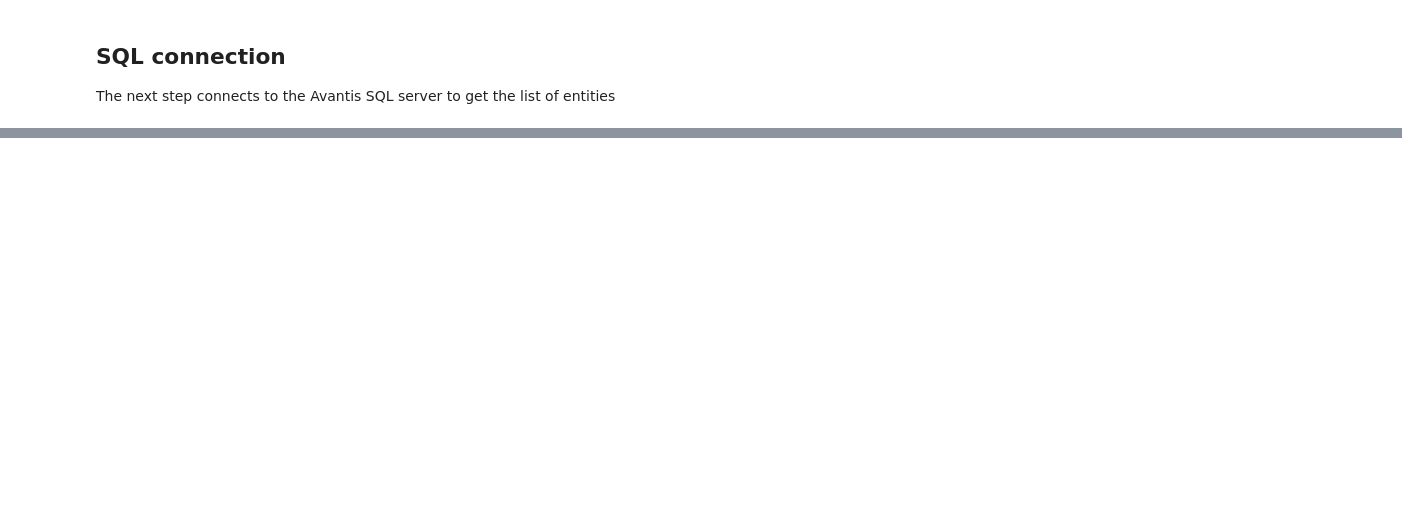
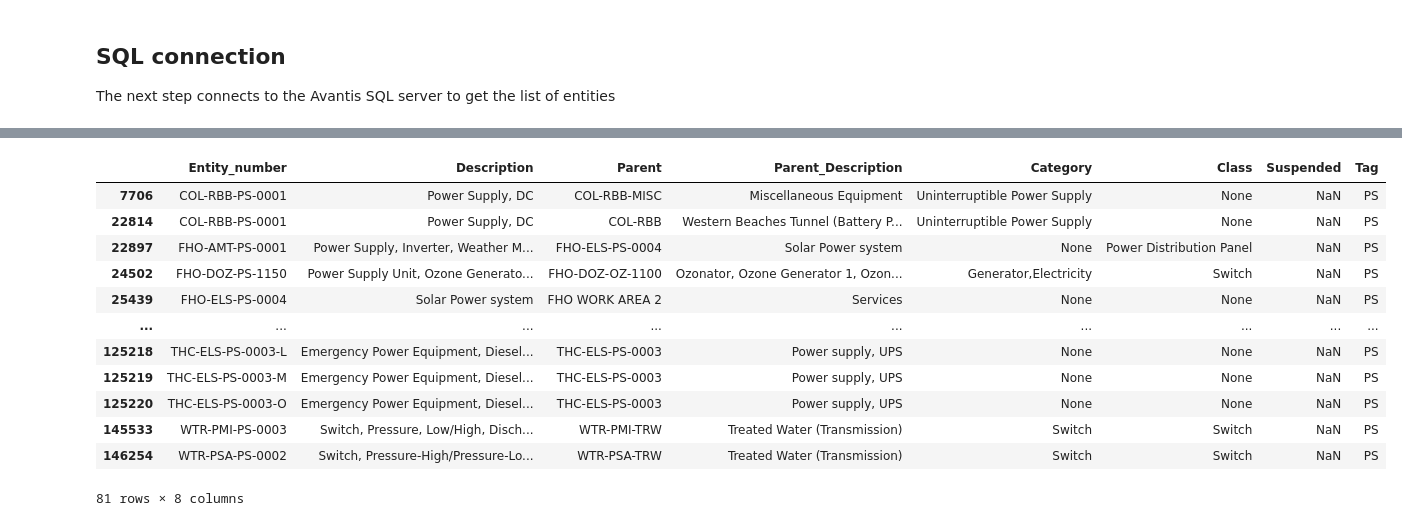
Before and after one commit to TW-ASMP/TWONTO, a Jupyter notebook: Avantis Mapping/Avantis Mapping Instructions.ipynb, the cells around one changed output, grey strips where cells are left out. Cells and saved outputs as stored; diff of their text form; code cells hidden in the pictures; blank space fills up the shorter version.

```diff
--- a/Avantis Mapping/Avantis Mapping Instructions.ipynb
+++ b/Avantis Mapping/Avantis Mapping Instructions.ipynb
@@ -225,0 +164,10 @@ Total Matches: 139110/148123 (93.92%)
+# %%
+counts = [entityMatch['Class_Match'] != ""]
+counts.append(counts[0] | (entityMatch['Super_Class_Match'] != ""))
+counts.append(counts[1] | (entityMatch['Tag_Match'] != ""))
+counts.append(counts[2] | (entityMatch['Super_Tag_Match'] != ""))
+counts.append(counts[3] | (entityMatch['Category_Match'] != ""))
+counts.append(counts[4] | (entityMatch['Super_Category_Match'] != ""))
+
+for row in counts:
+    print(sum(row)/len(row)*100)
@@ -226 +219,18 @@ Total Matches: 139110/148123 (93.92%)
+# %%
+df1['Class'].isna().sum()
+df1[[not x for x in counts[5]]][df1[[not x for x in counts[5]]]['Tag']=='PS']
+# %% [output]
+|  | Entity_number | Description | Parent | Parent_Description | Category | Class | Suspended | Tag |
+| 7706 | COL-RBB-PS-0001 | Power Supply, DC | COL-RBB-MISC | Miscellaneous Equipment | Uninterruptible Power Supply | None | NaN | PS |
+| 22814 | COL-RBB-PS-0001 | Power Supply, DC | COL-RBB | Western Beaches Tunnel (Battery P... | Uninterruptible Power Supply | None | NaN | PS |
+| 22897 | FHO-AMT-PS-0001 | Power Supply, Inverter, Weather M... | FHO-ELS-PS-0004 | Solar Power system | None | Power Distribution Panel | NaN | PS |
+| 24502 | FHO-DOZ-PS-1150 | Power Supply Unit, Ozone Generato... | FHO-DOZ-OZ-1100 | Ozonator, Ozone Generator 1, Ozon... | Generator,Electricity | Switch | NaN | PS |
+| 25439 | FHO-ELS-PS-0004 | Solar Power system | FHO WORK AREA 2 | Services | None | None | NaN | PS |
+| ... | ... | ... | ... | ... | ... | ... | ... | ... |
+| 125218 | THC-ELS-PS-0003-L | Emergency Power Equipment, Diesel... | THC-ELS-PS-0003 | Power supply, UPS | None | None | NaN | PS |
+| 125219 | THC-ELS-PS-0003-M | Emergency Power Equipment, Diesel... | THC-ELS-PS-0003 | Power supply, UPS | None | None | NaN | PS |
+| 125220 | THC-ELS-PS-0003-O | Emergency Power Equipment, Diesel... | THC-ELS-PS-0003 | Power supply, UPS | None | None | NaN | PS |
+| 145533 | WTR-PMI-PS-0003 | Switch, Pressure, Low/High, Disch... | WTR-PMI-TRW | Treated Water (Transmission) | Switch | Switch | NaN | PS |
+| 146254 | WTR-PSA-PS-0002 | Switch, Pressure-High/Pressure-Lo... | WTR-PSA-TRW | Treated Water (Transmission) | Switch | Switch | NaN | PS |
+81 rows × 8 columns
 # %%
```
Also changed, not shown: parts of 12 cells of this notebook, 11 other files.
